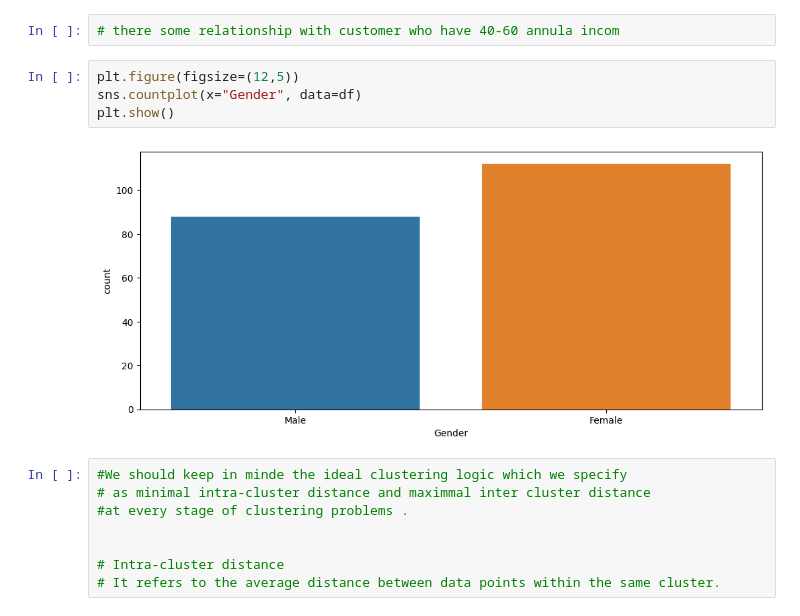
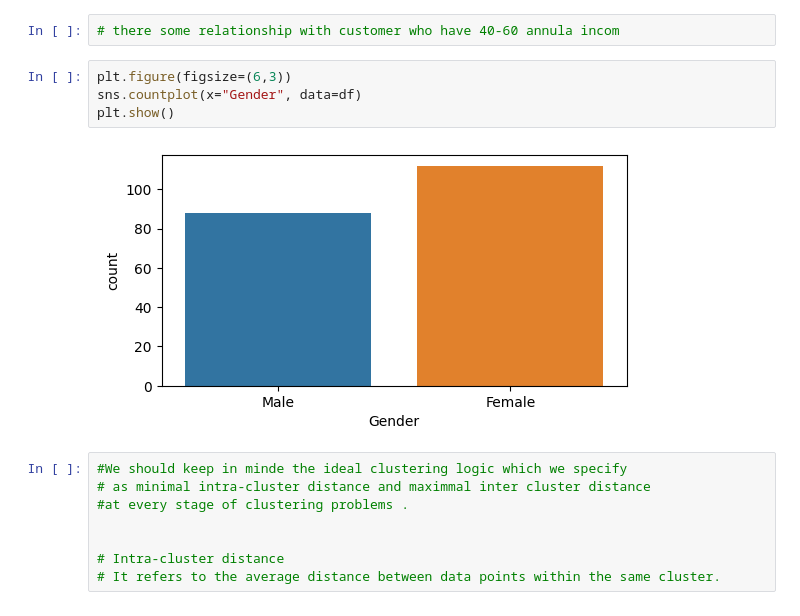
Before and after one commit to Hessa-Alharbi/Customer-Segmentation, a Jupyter notebook: Cluestering_Analysis_Customers_Segmentation_Project (2).ipynb, the cells around one changed output. Saved outputs shown, nothing was run; the diff lists cells and outputs as text.

```diff
--- a/Cluestering_Analysis_Customers_Segmentation_Project (2).ipynb
+++ b/Cluestering_Analysis_Customers_Segmentation_Project (2).ipynb
@@ -166,11 +166,11 @@ sns.relplot(x='Annual Income (k$)', y= "Spending Score (1-100)", data=df)
 # %%
 # there some relationship with customer who have 40-60 annula incom
 # %%
-plt.figure(figsize=(12,5))
+plt.figure(figsize=(6,3))
 sns.countplot(x="Gender", data=df)
 plt.show()
 # %% [output]
-[figure, old version]
+[figure, new version]
 # %%
 #We should keep in minde the ideal clustering logic which we specify
 # as minimal intra-cluster distance and maximmal inter cluster distance
```
Also changed, not shown: parts of 29 cells of this notebook.
